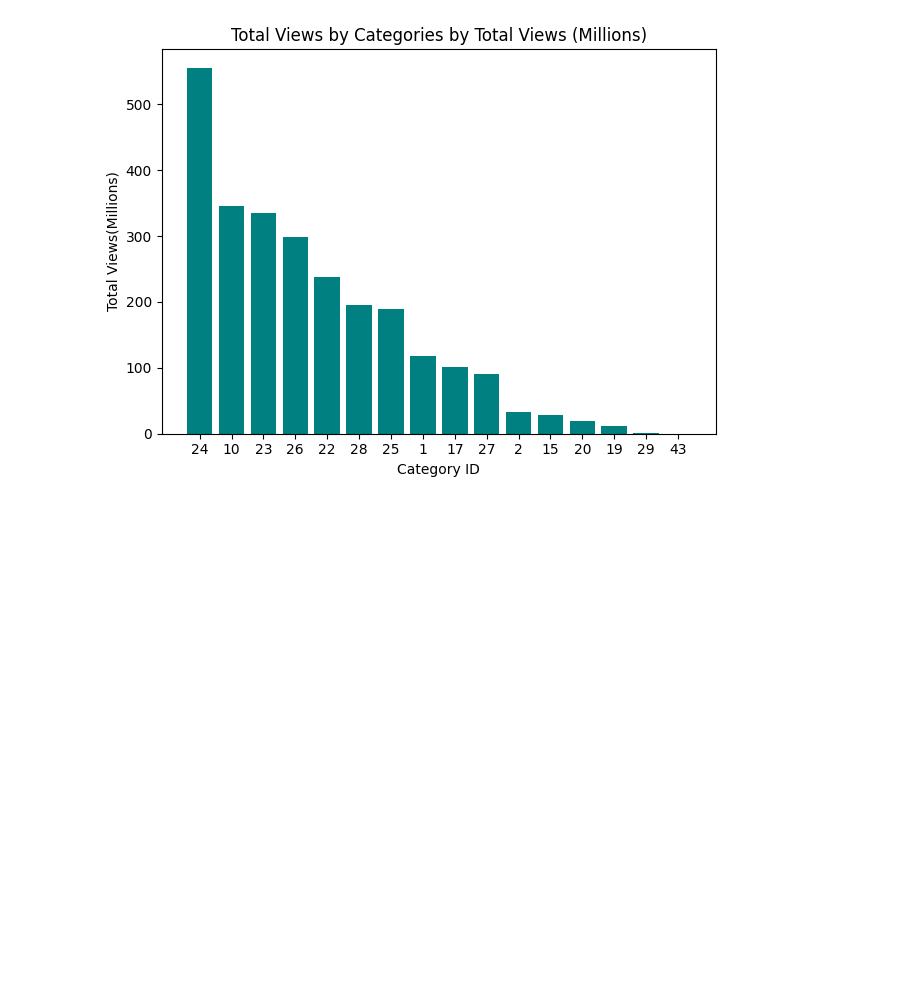
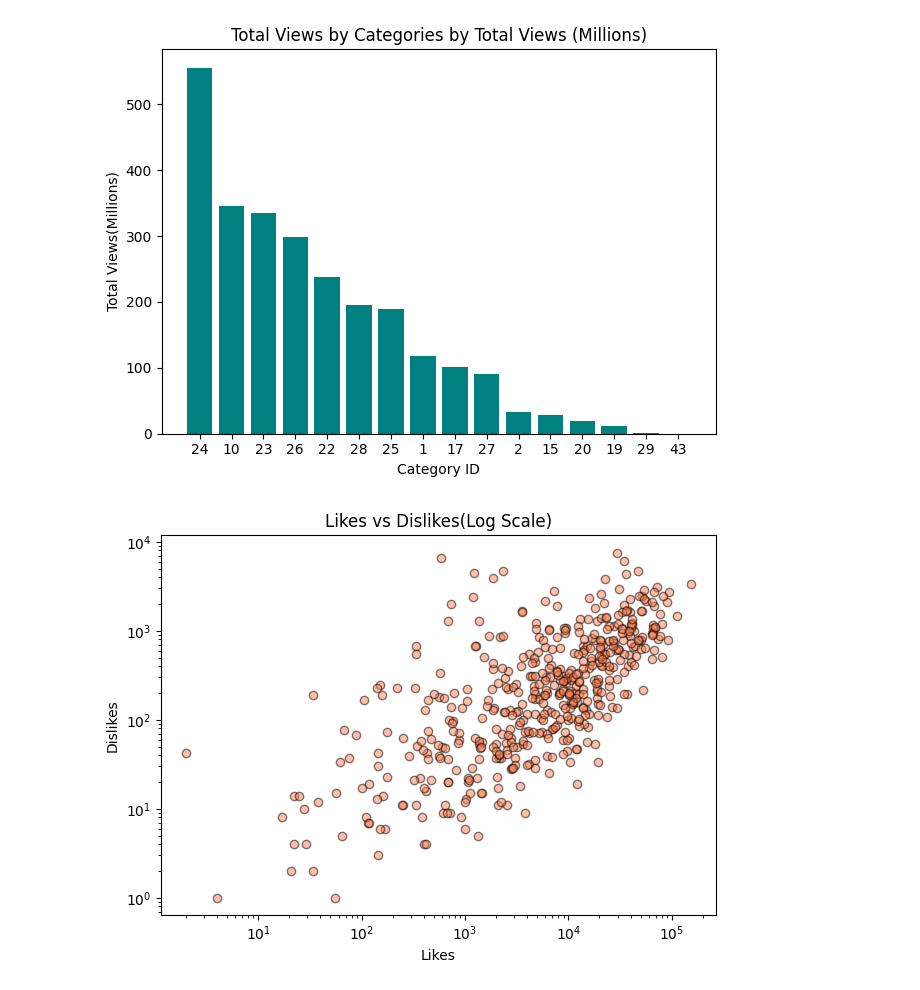
Before and after one commit to muhlangazananokutenda-cyber/Global, a Jupyter notebook: Python_Project.ipynb, the cells around one changed output. Saved outputs shown, nothing was run; the diff lists cells and outputs as text; code cells hidden in the pictures; blank space fills up the shorter version.

```diff
--- a/Python_Project.ipynb
+++ b/Python_Project.ipynb
@@ -98,16 +98,13 @@ plt.show()
 # %%
 sample = df.sample(500)
 plt.scatter(sample['likes'],sample['dislikes'],alpha=0.5, c='coral',edgecolors='black')
-plt.title('Likes vs Dislikes')
+plt.title('Likes vs Dislikes(Log Scale)')
 plt.xlabel('Likes')
 plt.ylabel('Dislikes')
+plt.xscale('log')
+plt.yscale('log')
 plt.tight_layout()
-
-
-
-
-
-
-
-
-sample.
+plt.savefig('likes_dislikes.png',dpi=150)
+plt.show()
+# %% [output]
+[figure, added]
```
